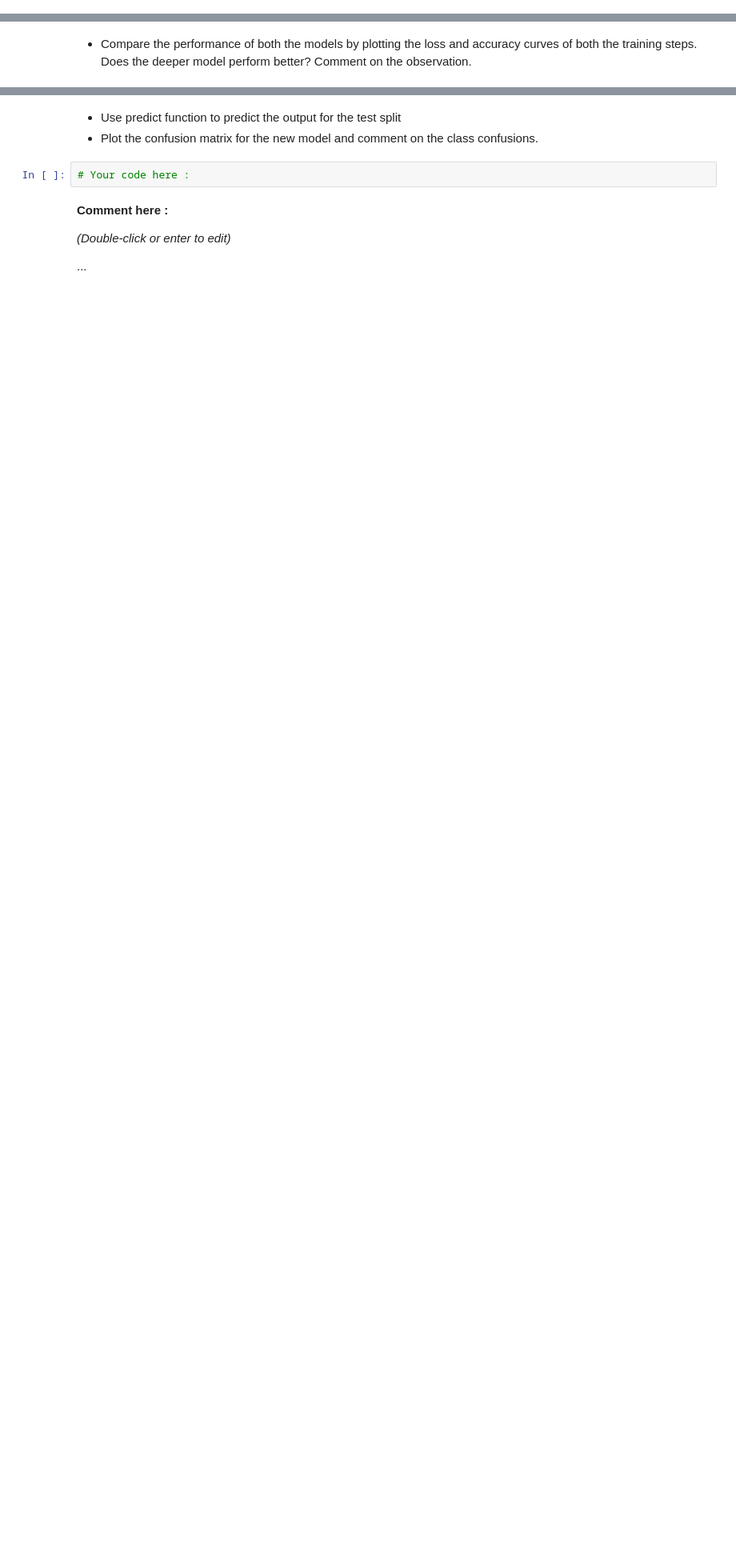
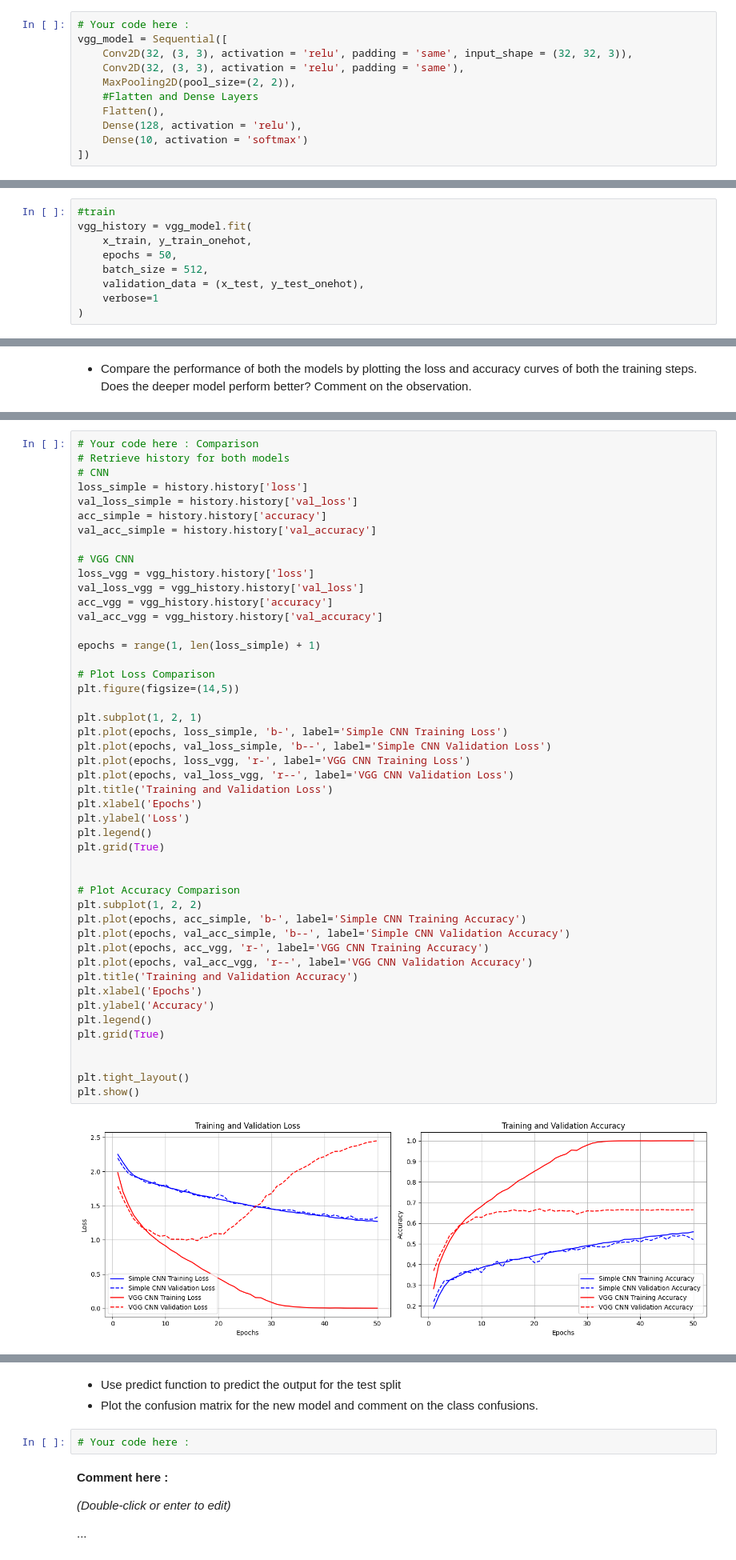
Before and after one commit to TiagoBorges-lab/lab-image-classification-using-convolutional-neural-networks, a Jupyter notebook: main.ipynb, the cells around one changed output, grey strips where cells are left out. Shown at 80% size. Drawn from its saved outputs; the diff is of its cells as text; blank space fills up the shorter version.

```diff
--- a/main.ipynb
+++ b/main.ipynb
@@ -180,3 +257,14 @@ clear_session()
+# %%
+# Your code here :
+vgg_model = Sequential([
+    Conv2D(32, (3, 3), activation = 'relu', padding = 'same', input_shape = (32, 32, 3)),
+    Conv2D(32, (3, 3), activation = 'relu', padding = 'same'),
+    MaxPooling2D(pool_size=(2, 2)),
+    #Flatten and Dense Layers
+    Flatten(),
+    Dense(128, activation = 'relu'),
+    Dense(10, activation = 'softmax')
+])
 # %% [markdown]
 *   Compile the model using categorical_crossentropy loss, SGD optimizer and use 'accuracy' as the metric.
 *   Use the above defined model to train CIFAR-10 and train the model for 50 epochs with a batch size of 512.
@@ -184,0 +303,9 @@ clear_session()
+# %%
+#train
+vgg_history = vgg_model.fit(
+    x_train, y_train_onehot,
+    epochs = 50,
+    batch_size = 512,
+    validation_data = (x_test, y_test_onehot),
+    verbose=1
+)
@@ -194,0 +332,49 @@ clear_session()
+# %%
+# Your code here : Comparison
+# Retrieve history for both models
+# CNN
+loss_simple = history.history['loss']
+val_loss_simple = history.history['val_loss']
+acc_simple = history.history['accuracy']
+val_acc_simple = history.history['val_accuracy']
+
+# VGG CNN
+loss_vgg = vgg_history.history['loss']
+val_loss_vgg = vgg_history.history['val_loss']
+acc_vgg = vgg_history.history['accuracy']
+val_acc_vgg = vgg_history.history['val_accuracy']
+
+epochs = range(1, len(loss_simple) + 1)
+
+# Plot Loss Comparison
+plt.figure(figsize=(14,5))
+
+plt.subplot(1, 2, 1)
+plt.plot(epochs, loss_simple, 'b-', label='Simple CNN Training Loss')
+plt.plot(epochs, val_loss_simple, 'b--', label='Simple CNN Validation Loss')
+plt.plot(epochs, loss_vgg, 'r-', label='VGG CNN Training Loss')
+plt.plot(epochs, val_loss_vgg, 'r--', label='VGG CNN Validation Loss')
+plt.title('Training and Validation Loss')
+plt.xlabel('Epochs')
+plt.ylabel('Loss')
+plt.legend()
+plt.grid(True)
+
+
+# Plot Accuracy Comparison
+plt.subplot(1, 2, 2)
+plt.plot(epochs, acc_simple, 'b-', label='Simple CNN Training Accuracy')
+plt.plot(epochs, val_acc_simple, 'b--', label='Simple CNN Validation Accuracy')
+plt.plot(epochs, acc_vgg, 'r-', label='VGG CNN Training Accuracy')
+plt.plot(epochs, val_acc_vgg, 'r--', label='VGG CNN Validation Accuracy')
+plt.title('Training and Validation Accuracy')
+plt.xlabel('Epochs')
+plt.ylabel('Accuracy')
+plt.legend()
+plt.grid(True)
+
+
+plt.tight_layout()
+plt.show()
+# %% [output]
+[figure, added]
```
Also changed, not shown: parts of 14 cells of this notebook.
